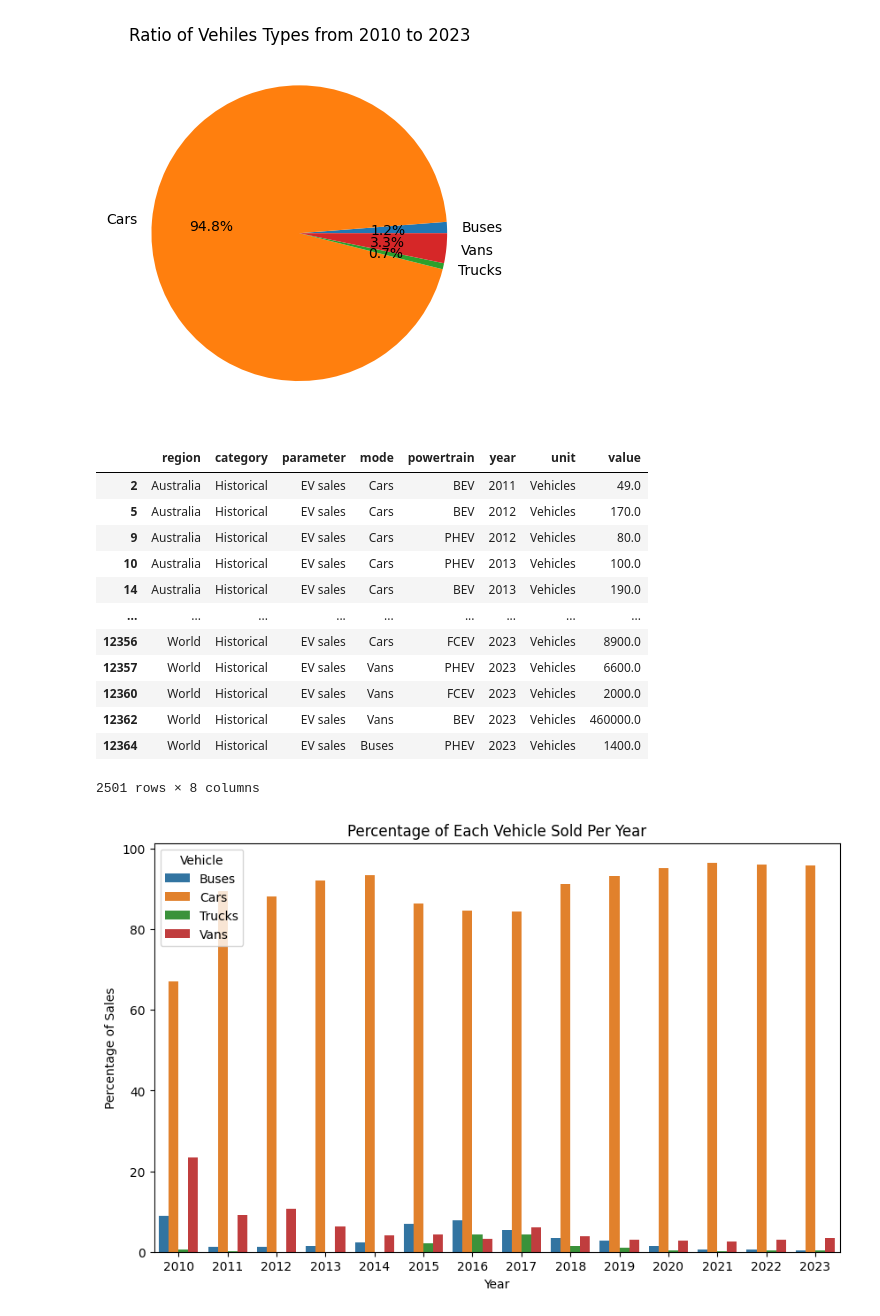
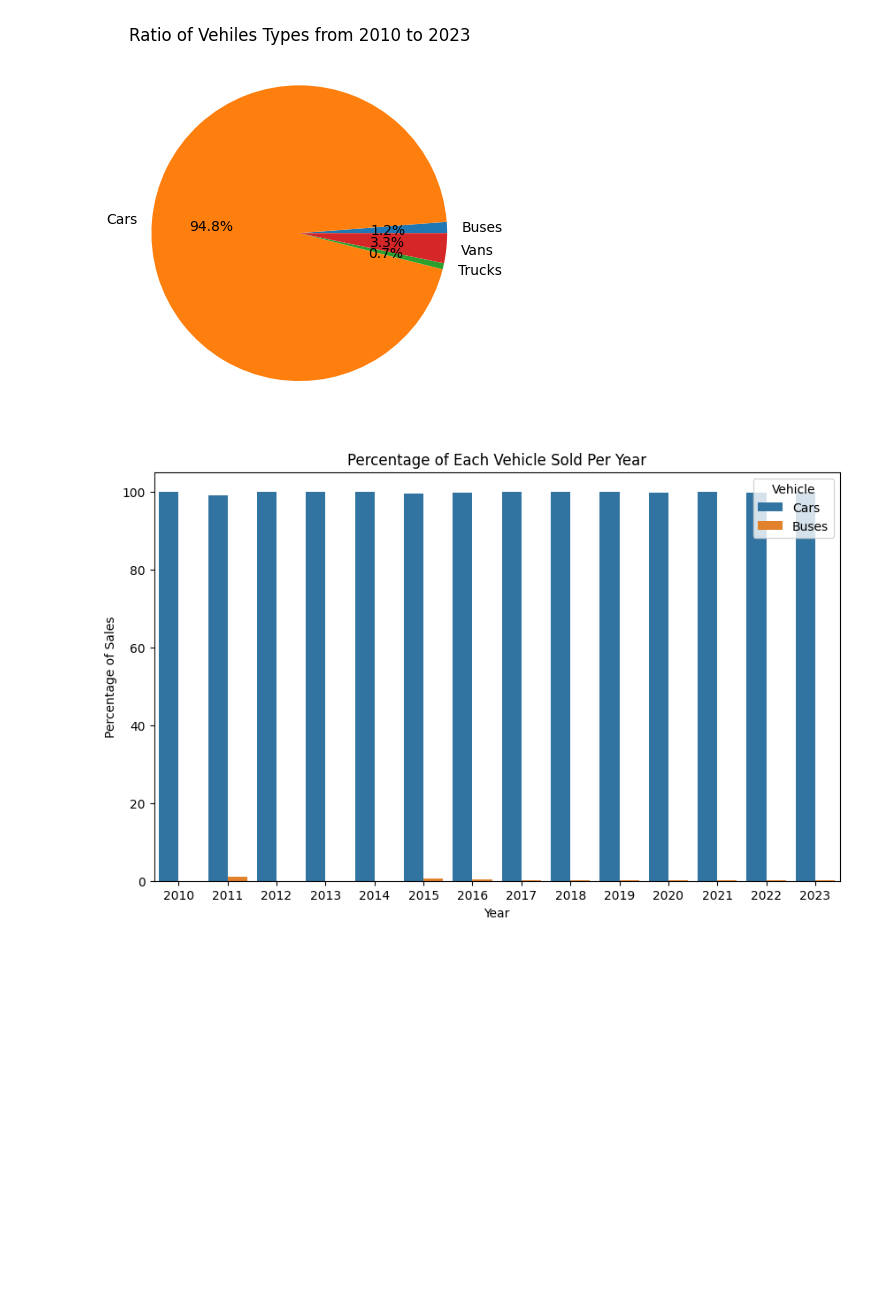
Before and after one commit to build-summer-2024/async-teal-kenny-final-project, a Jupyter notebook: final_project.ipynb, the cells around one changed output. Drawn from its saved outputs; the diff is of its cells as text; code cells hidden in the pictures; blank space fills up the shorter version.

```diff
--- a/final_project.ipynb
+++ b/final_project.ipynb
@@ -160,31 +160,18 @@ plt.show()
 # %%
 # 10. How have the percentage of electric vehicles sold in
 #     the United States changed over time?
-
-sales_by_type_and_year = sort_by_historical_sales.groupby(["mode", "year"]).agg(total_sales=("value", "sum")).reset_index()
+sales_in_US = sort_by_historical_sales[sort_by_historical_sales.region == "USA"]
+sales_by_type_and_year = sales_in_US.groupby(["mode", "year"]).agg(total_sales=("value", "sum")).reset_index()
 total_sales_per_year = sales_by_type_and_year.groupby("year")["total_sales"].transform("sum")
 sales_by_type_and_year["percentage"] = (sales_by_type_and_year["total_sales"] / total_sales_per_year) * 100
 plt.figure(figsize=(10, 6))
 seaborn.barplot(data=sales_by_type_and_year, x='year', y='percentage', hue='mode',)
 
 plt.xlabel('Year')
 plt.ylabel('Percentage of Sales')
 plt.title('Percentage of Each Vehicle Sold Per Year')
 plt.legend(title='Vehicle')
 plt.savefig("Visualizations/Question 10 Visualization.png")
 plt.show()
 # %% [output]
-|  | region | category | parameter | mode | powertrain | year | unit | value |
-| 2 | Australia | Historical | EV sales | Cars | BEV | 2011 | Vehicles | 49.0 |
-| 5 | Australia | Historical | EV sales | Cars | BEV | 2012 | Vehicles | 170.0 |
-| 9 | Australia | Historical | EV sales | Cars | PHEV | 2012 | Vehicles | 80.0 |
-| 10 | Australia | Historical | EV sales | Cars | PHEV | 2013 | Vehicles | 100.0 |
-| 14 | Australia | Historical | EV sales | Cars | BEV | 2013 | Vehicles | 190.0 |
-| ... | ... | ... | ... | ... | ... | ... | ... | ... |
-| 12356 | World | Historical | EV sales | Cars | FCEV | 2023 | Vehicles | 8900.0 |
-| 12357 | World | Historical | EV sales | Vans | PHEV | 2023 | Vehicles | 6600.0 |
-| 12360 | World | Historical | EV sales | Vans | FCEV | 2023 | Vehicles | 2000.0 |
-| 12362 | World | Historical | EV sales | Vans | BEV | 2023 | Vehicles | 460000.0 |
-| 12364 | World | Historical | EV sales | Buses | PHEV | 2023 | Vehicles | 1400.0 |
-2501 rows × 8 columns
-[figure, old version]
+[figure, new version]
```
Also changed, not shown: 2 other files.
